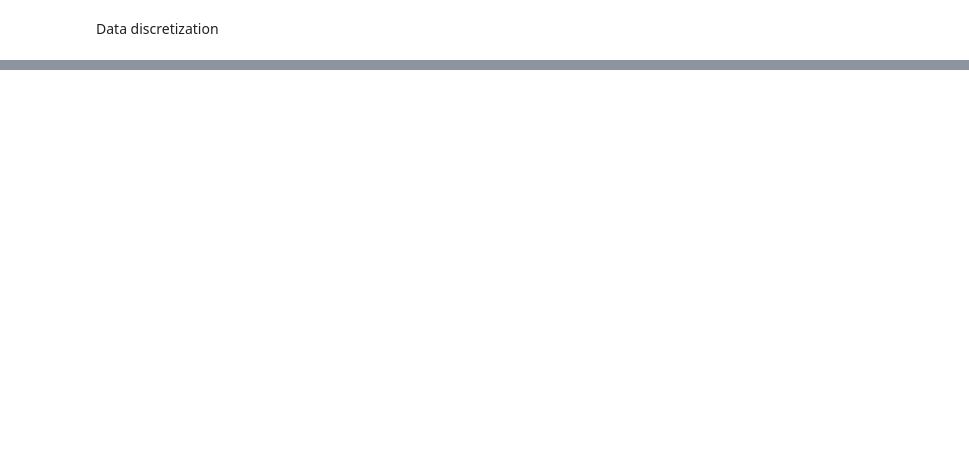
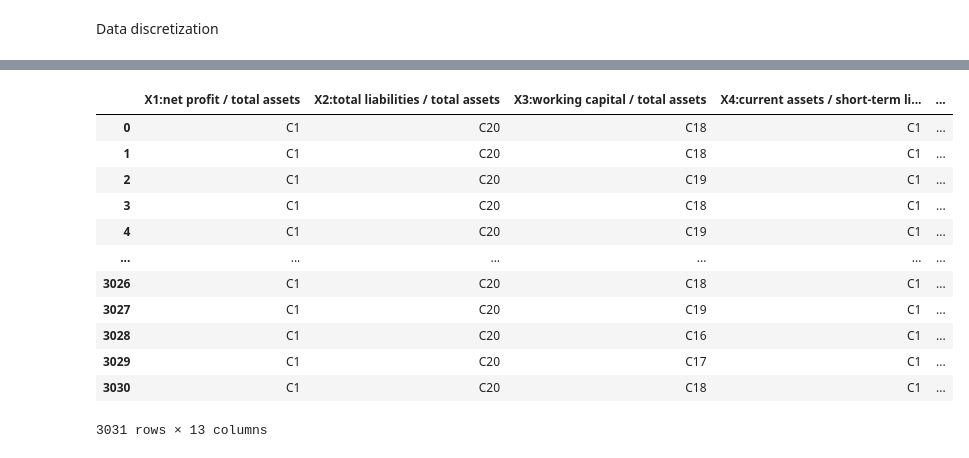
Before and after one commit to Zach-schwark/PGM_Assignment, a Jupyter notebook: data.ipynb, the cells around one changed output, grey strips where cells are left out. Saved outputs shown, nothing was run; the diff lists cells and outputs as text; code cells hidden in the pictures; blank space fills up the shorter version.

```diff
--- a/data.ipynb
+++ b/data.ipynb
@@ -90,0 +218,37 @@ df
+# %%
+#keeping_attributes = ["Attr1","Attr23","Attr7","Attr49","Attr9","Attr3","Attr2","Attr59","Attr6","Attr4","Attr51","Attr8","class"]
+keeping_attributes = [
+    "X23:net profit / sales",
+    "X1:net profit / total assets",
+    "X7:EBIT / total assets",
+    "X49:EBITDA (profit on operating activities - depreciation) / sales",
+    "X9:sales / total assets",
+    "X3:working capital / total assets",
+    "X2:total liabilities / total assets",
+    "X59:long-term liabilities / equity",
+    "X6:retained earnings / total assets",
+    "X4:current assets / short-term liabilities",
+    "X51:short-term liabilities / total assets",
+    "X8:book value of equity / total liabilities",
+    "class"
+]
+
+for attribute in PreprocessedData.columns.values.tolist():
+    if attribute not in keeping_attributes:
+        del PreprocessedData[attribute]
+
+PreprocessedData
+# %% [output]
+|  | X1:net profit / total assets | X2:total liabilities / total assets | X3:working capital / total assets | X4:current assets / short-term li... | ... |
+| 0 | C1 | C20 | C18 | C1 | ... |
+| 1 | C1 | C20 | C18 | C1 | ... |
+| 2 | C1 | C20 | C19 | C1 | ... |
+| 3 | C1 | C20 | C18 | C1 | ... |
+| 4 | C1 | C20 | C19 | C1 | ... |
+| ... | ... | ... | ... | ... | ... |
+| 3026 | C1 | C20 | C18 | C1 | ... |
+| 3027 | C1 | C20 | C19 | C1 | ... |
+| 3028 | C1 | C20 | C16 | C1 | ... |
+| 3029 | C1 | C20 | C17 | C1 | ... |
+| 3030 | C1 | C20 | C18 | C1 | ... |
+3031 rows × 13 columns
```
Also changed, not shown: parts of 5 cells of this notebook.
